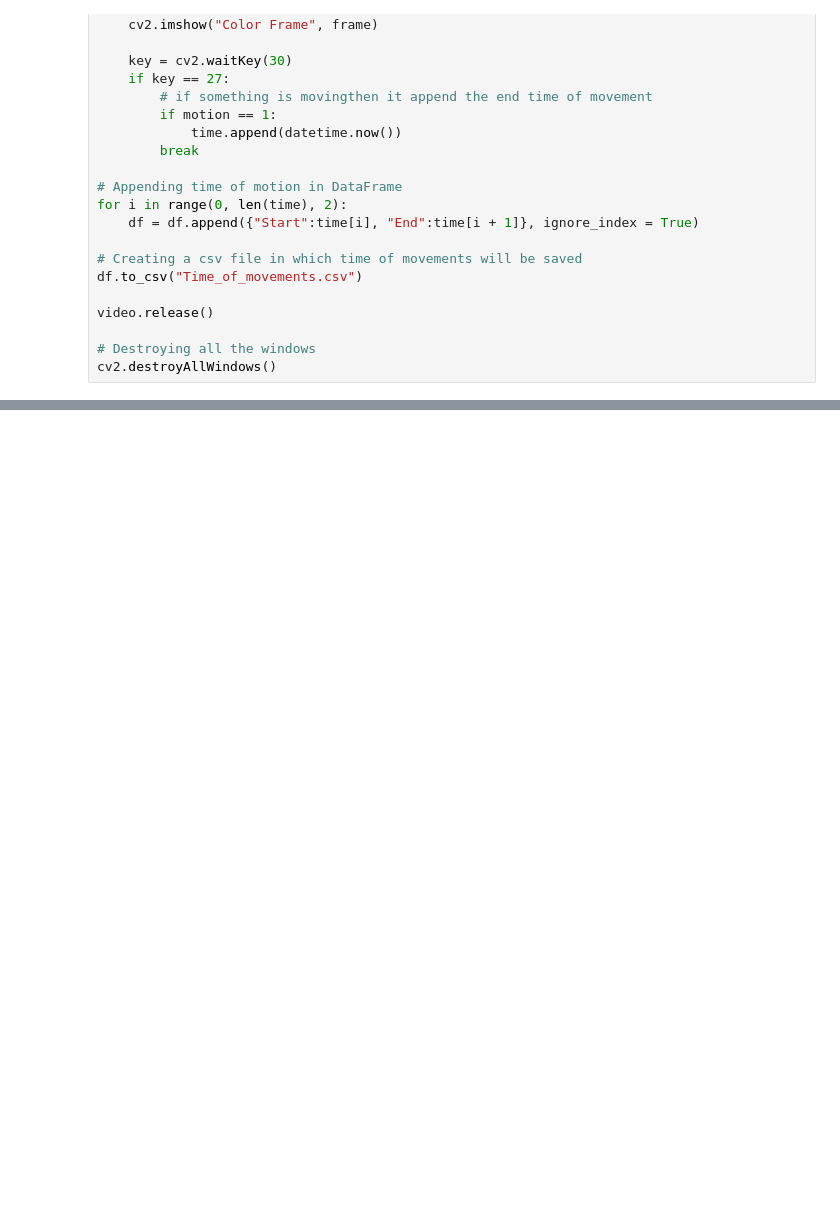
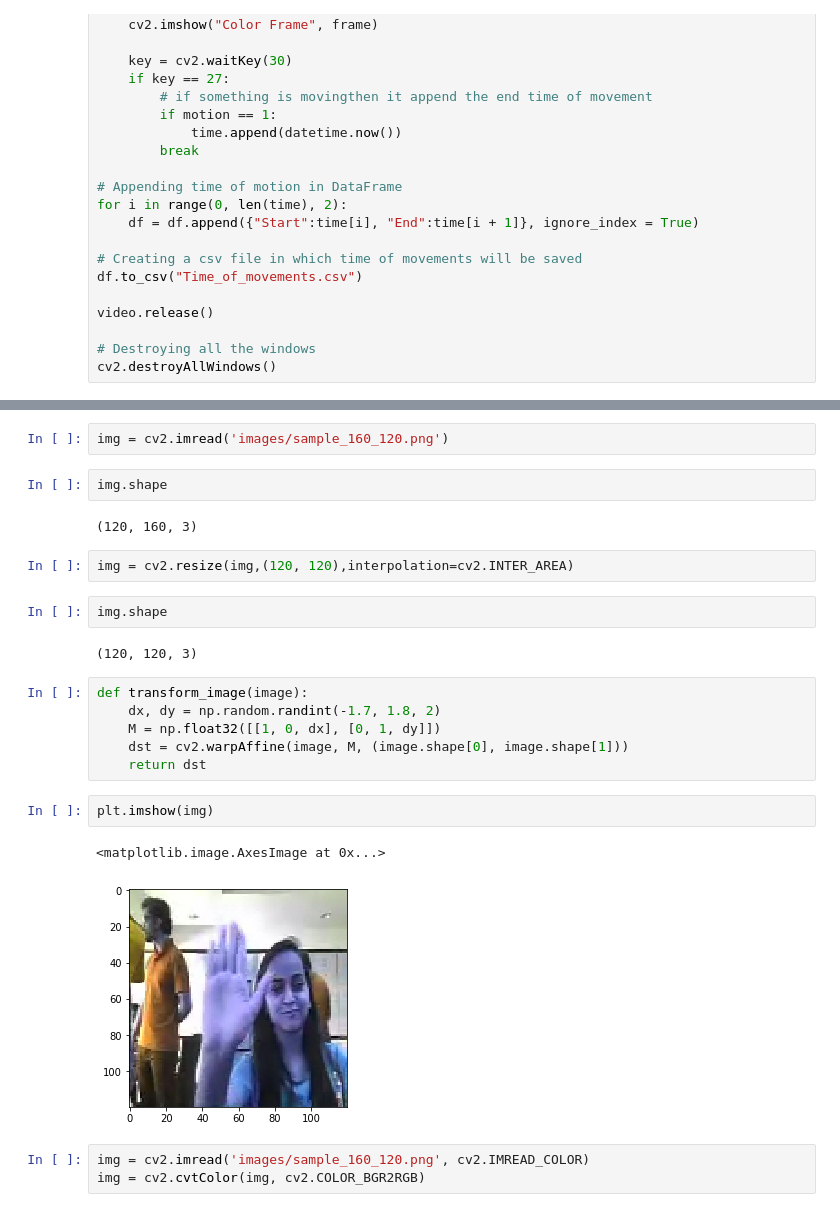
Before and after one commit to santhoshpkumar/hand-gesture-recognition-using-neural-networks, a Jupyter notebook: image_processing.ipynb, the cells around one changed output, grey strips where cells are left out. Cells and saved outputs as stored; diff of their text form; blank space fills up the shorter version.

Commit message:
add image processing and augmentation pipeline

```diff
--- a/image_processing.ipynb
+++ b/image_processing.ipynb
@@ -236,0 +284,26 @@ cv2.destroyAllWindows()
+# %%
+img = cv2.imread('images/sample_160_120.png')
+# %%
+img.shape
+# %% [output]
+(120, 160, 3)
+# %%
+img = cv2.resize(img,(120, 120),interpolation=cv2.INTER_AREA)
+# %%
+img.shape
+# %% [output]
+(120, 120, 3)
+# %%
+def transform_image(image):
+    dx, dy = np.random.randint(-1.7, 1.8, 2)
+    M = np.float32([[1, 0, dx], [0, 1, dy]])
+    dst = cv2.warpAffine(image, M, (image.shape[0], image.shape[1]))
+    return dst
+# %%
+plt.imshow(img)
+# %% [output]
+<matplotlib.image.AxesImage at 0x...>
+[figure, added]
+# %%
+img = cv2.imread('images/sample_160_120.png', cv2.IMREAD_COLOR)
+img = cv2.cvtColor(img, cv2.COLOR_BGR2RGB)
```
Also changed, not shown: parts of 17 cells of this notebook, 3 other files.
